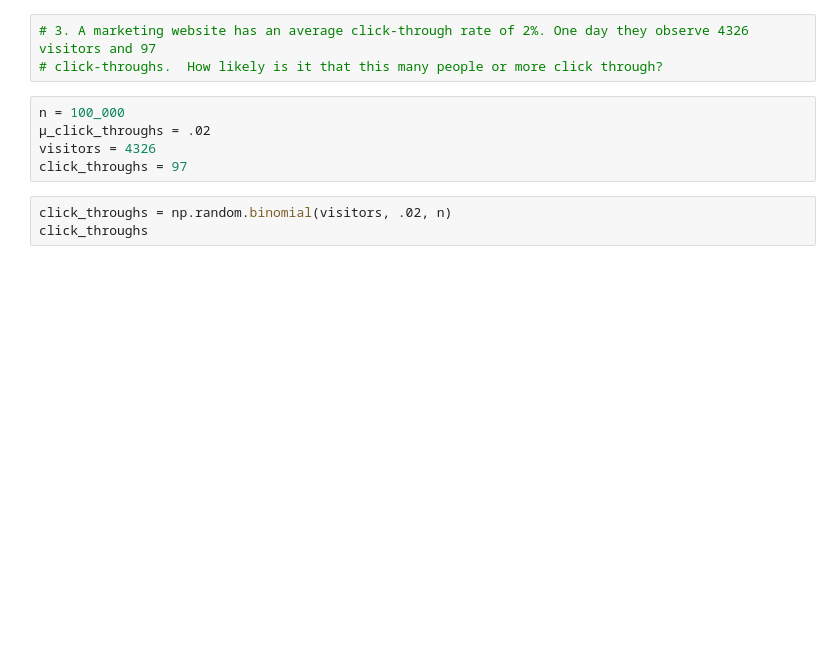
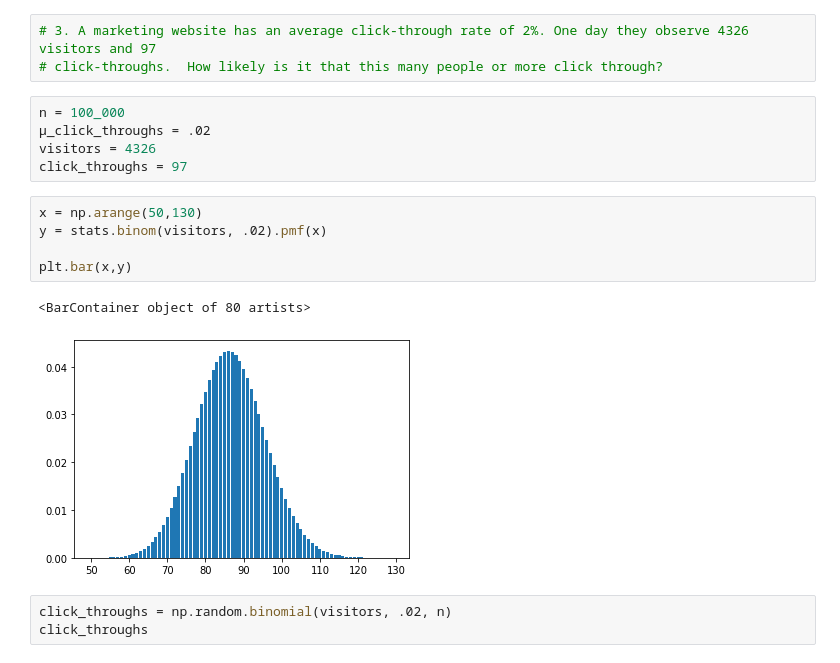
Before and after one commit to soslin/statistics-exercises, a Jupyter notebook: probability_distributions.ipynb, the cells around one changed output. Saved outputs shown, nothing was run; the diff lists cells and outputs as text; blank space fills up the shorter version.

```diff
--- a/probability_distributions.ipynb
+++ b/probability_distributions.ipynb
@@ -133,6 +132,14 @@ n = 100_000
 μ_click_throughs = .02
 visitors = 4326
 click_throughs = 97
+# %%
+x = np.arange(50,130)
+y = stats.binom(visitors, .02).pmf(x)
+
+plt.bar(x,y)
+# %% [output]
+<BarContainer object of 80 artists>
+[figure, added]
 # %%
 click_throughs = np.random.binomial(visitors, .02, n)
 click_throughs
```
Also changed, not shown: parts of 24 cells of this notebook.
